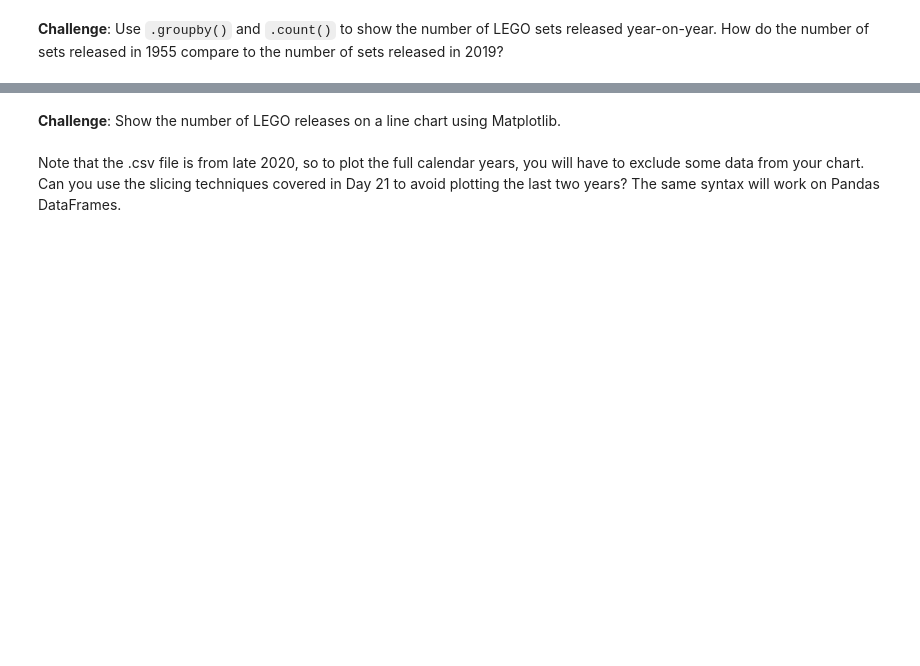
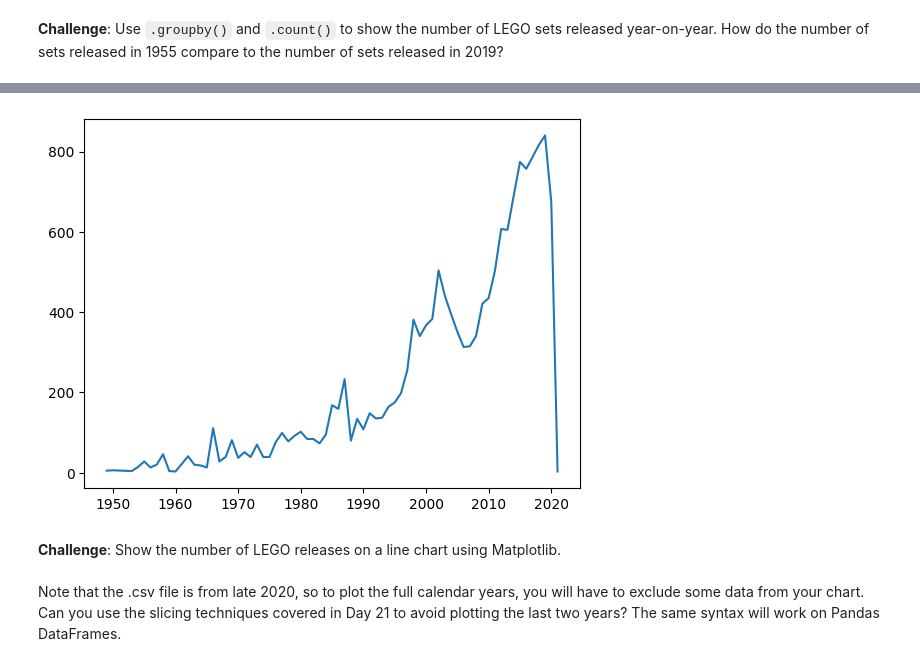
Before and after one commit to SiracencoSerghei/Bootcamp_Python, a Jupyter notebook: day_74/Lego_Analysis_for_Course.ipynb, the cells around one changed output, grey strips where cells are left out. Cells and saved outputs as stored; diff of their text form; code cells hidden in the pictures; blank space fills up the shorter version.

```diff
--- a/day_74/Lego_Analysis_for_Course.ipynb
+++ b/day_74/Lego_Analysis_for_Course.ipynb
@@ -142,3 +238,8 @@ data_sets.tail(2)
+# %%
+plt.plot(sets_by_year.index, sets_by_year['set_num'])
+plt.show()
+# %% [output]
+[figure, added]
 # %% [markdown]
 **Challenge**: Show the number of LEGO releases on a line chart using Matplotlib. <br>
 <br>
```
Also changed, not shown: parts of 20 cells of this notebook.
